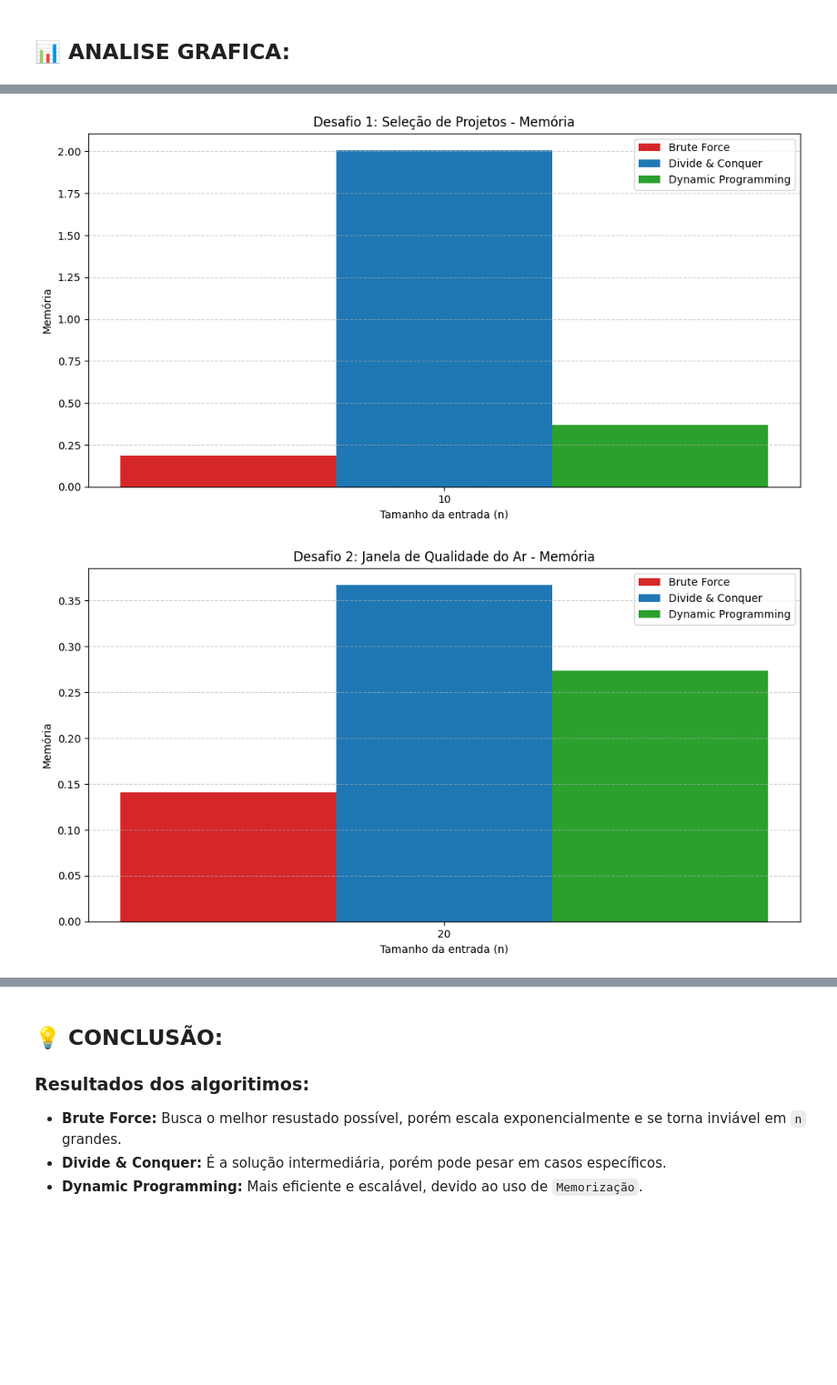
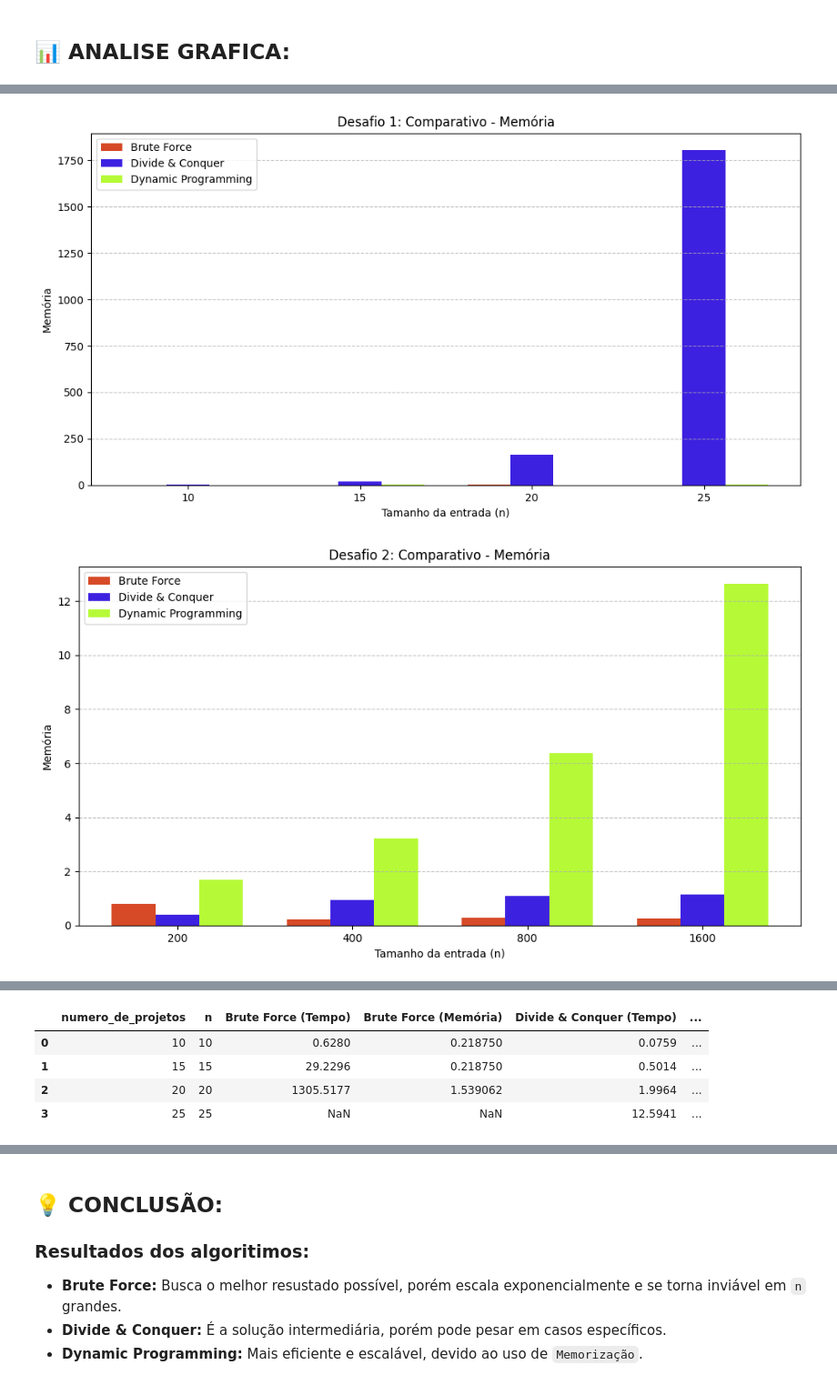
Before and after one commit to yRaffa/CP04_DynamicProgramming, a Jupyter notebook: cp04.ipynb, the cells around one changed output, grey strips where cells are left out. Shown at 91% size. Saved outputs shown, nothing was run; the diff lists cells and outputs as text; code cells hidden in the pictures; blank space fills up the shorter version.

```diff
--- a/cp04.ipynb
+++ b/cp04.ipynb
@@ -32,8 +32,7 @@ import pandas as pd
 ## **🎒 DESAFIO 1:** Seleção de Projetos de Mitigação
 # %%
 orcamento = 30
-# n_projetos = [10, 15, 20, 25]
-n_projetos = [10]
+n_projetos = [10, 15, 20, 25]
 resultados_d1 = []
 
 # Executa os testes do Desafio 1
@@ -44,8 +43,7 @@ for i in n_projetos:
 # %% [markdown]
 ## **🧠 DESAFIO 2:** Janela de Qualidade do Ar
 # %%
-# tamanho_serie = [200, 400, 800, 1600]
-tamanho_serie = [20]
+tamanho_serie = [200, 400, 800, 1600]
 resultados_d2 = []
 
 # Executa os testes do Desafio 2
@@ -66,6 +64,11 @@ df_d2 = pd.DataFrame(resultados_d2) # Define DataFrame para os resultados do Des
 grafico_tempo(df_d2, 'Desafio 2 – Tempo de execução (ms)')
 grafico_memoria(df_d2, 'Desafio 2 – Uso de memória (KB)')
 
-grafico_comparativo(df_d1, "Desafio 1: Seleção de Projetos", metrica="Memória")
-grafico_comparativo(df_d2, "Desafio 2: Janela de Qualidade do Ar", metrica="Memória")
+grafico_comparativo(df_d1, 'Desafio 1: Comparativo', metrica = 'Memória')
+grafico_comparativo(df_d2, 'Desafio 2: Comparativo', metrica = 'Memória')
+grafico_comparativo(df_d1, 'Desafio 1: Comparativo', metrica = 'Tempo')
+grafico_comparativo(df_d2, 'Desafio 2: Comparativo', metrica = 'Tempo')
+
+display(df_d1)
+display(df_d2)
 # %% [output]
@@ -76,2 +79,2 @@ grafico_comparativo(df_d2, "Desafio 2: Janela de Qualidade do Ar", metrica="Mem
-[figure, old version]
+[figure, new version]
-[figure, old version]
+[figure, new version]
@@ -77,0 +83,5 @@ grafico_comparativo(df_d2, "Desafio 2: Janela de Qualidade do Ar", metrica="Mem
+|  | numero_de_projetos | n | Brute Force (Tempo) | Brute Force (Memória) | Divide & Conquer (Tempo) | ... |
+| 0 | 10 | 10 | 0.6280 | 0.218750 | 0.0759 | ... |
+| 1 | 15 | 15 | 29.2296 | 0.218750 | 0.5014 | ... |
+| 2 | 20 | 20 | 1305.5177 | 1.539062 | 1.9964 | ... |
+| 3 | 25 | 25 | NaN | NaN | 12.5941 | ... |
```
Also changed, not shown: parts of 1 cell of this notebook, 9 other files.
